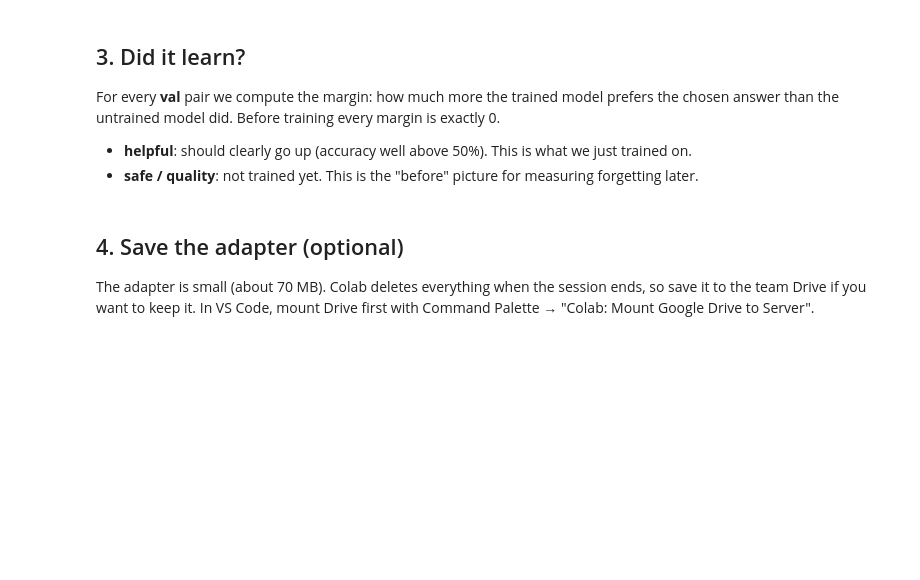
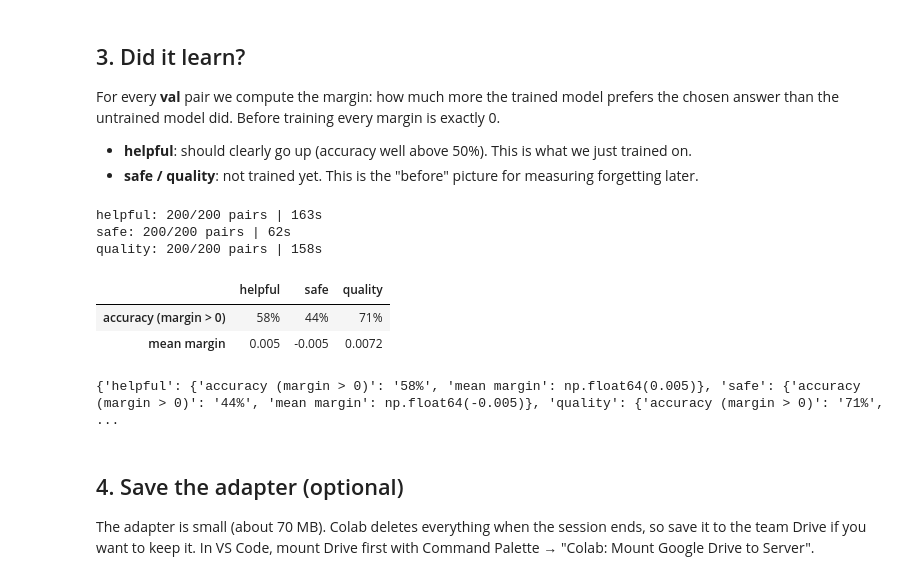
Before and after one commit to prabudhd2003/mfr-dpo, a Jupyter notebook: notebooks/03_train_one_stage.ipynb, the cells around one changed output. Cells and saved outputs as stored; diff of their text form; code cells hidden in the pictures; blank space fills up the shorter version.

```diff
--- a/notebooks/03_train_one_stage.ipynb
+++ b/notebooks/03_train_one_stage.ipynb
@@ -92,14 +108,33 @@ than the untrained model did. Before training every margin is exactly 0.
 * **helpful**: should clearly go up (accuracy well above 50%). This is what we just trained on.
 * **safe / quality**: not trained yet. This is the "before" picture for measuring forgetting later.
 # %%
+import time
 import pandas as pd
 
 results = {}
 for name in ["helpful", "safe", "quality"]:
-    m = mfr_dpo.score_margins(model, tokenizer, splits[name]["val"], beta=BETA)
+    df = splits[name]["val"]
+    start = time.time()
+    parts = []
+    for i in range(0, len(df), 20):
+        parts.append(mfr_dpo.score_margins(model, tokenizer, df.iloc[i:i + 20], beta=BETA))
+        print(f"\r{name}: {min(i + 20, len(df))}/{len(df)} pairs | {time.time() - start:.0f}s", end="")
+    print()
+    m = pd.concat(parts)
     results[name] = {"accuracy (margin > 0)": f"{100 * (m > 0).mean():.0f}%",
                      "mean margin": round(m.mean(), 4)}
 pd.DataFrame(results)
+# %% [output]
+helpful: 200/200 pairs | 163s
+safe: 200/200 pairs | 62s
+quality: 200/200 pairs | 158s
+|  | helpful | safe | quality |
+| accuracy (margin > 0) | 58% | 44% | 71% |
+| mean margin | 0.005 | -0.005 | 0.0072 |
+# %%
+print(results)
+# %% [output]
+{'helpful': {'accuracy (margin > 0)': '58%', 'mean margin': np.float64(0.005)}, 'safe': {'accuracy (margin > 0)': '44%', 'mean margin': np.float64(-0.005)}, 'quality': {'accuracy (margin > 0)': '71%', ...
 # %% [markdown]
 ## 4. Save the adapter (optional)
 The adapter is small (about 70 MB). Colab deletes everything when the session ends, so save it to the team Drive
```
Also changed, not shown: parts of 4 cells of this notebook, 1 other file.
